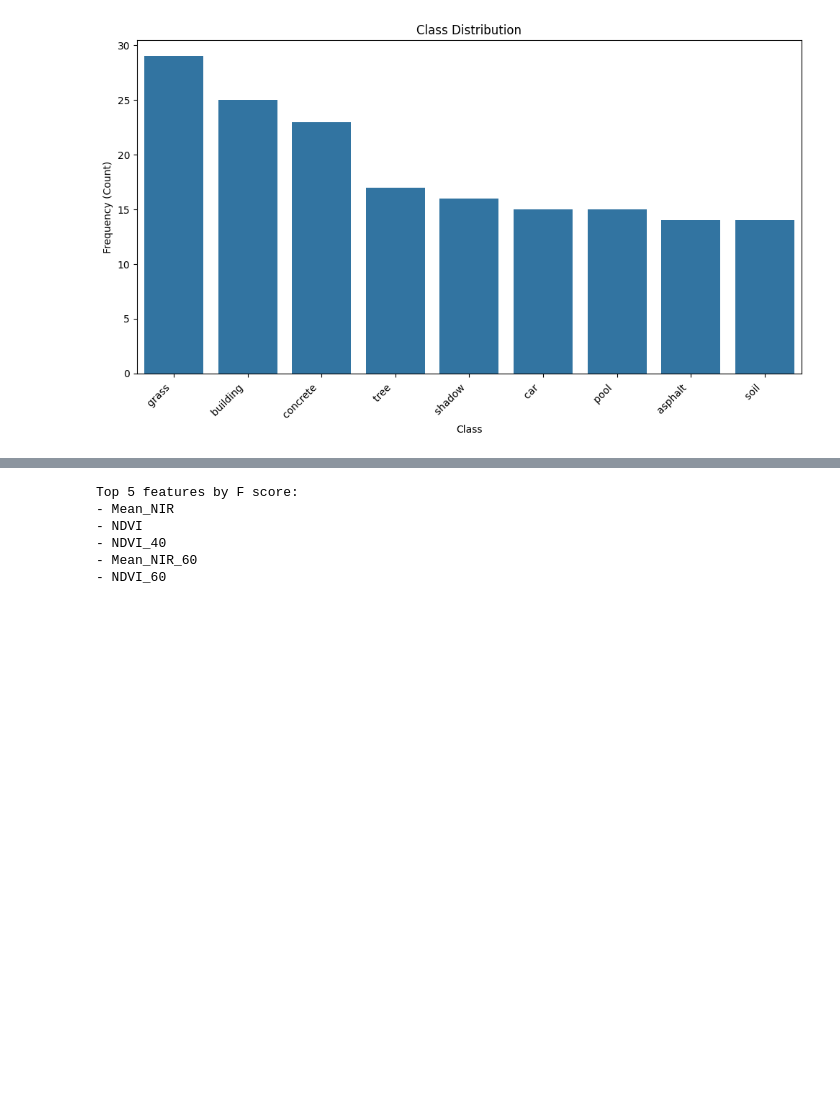
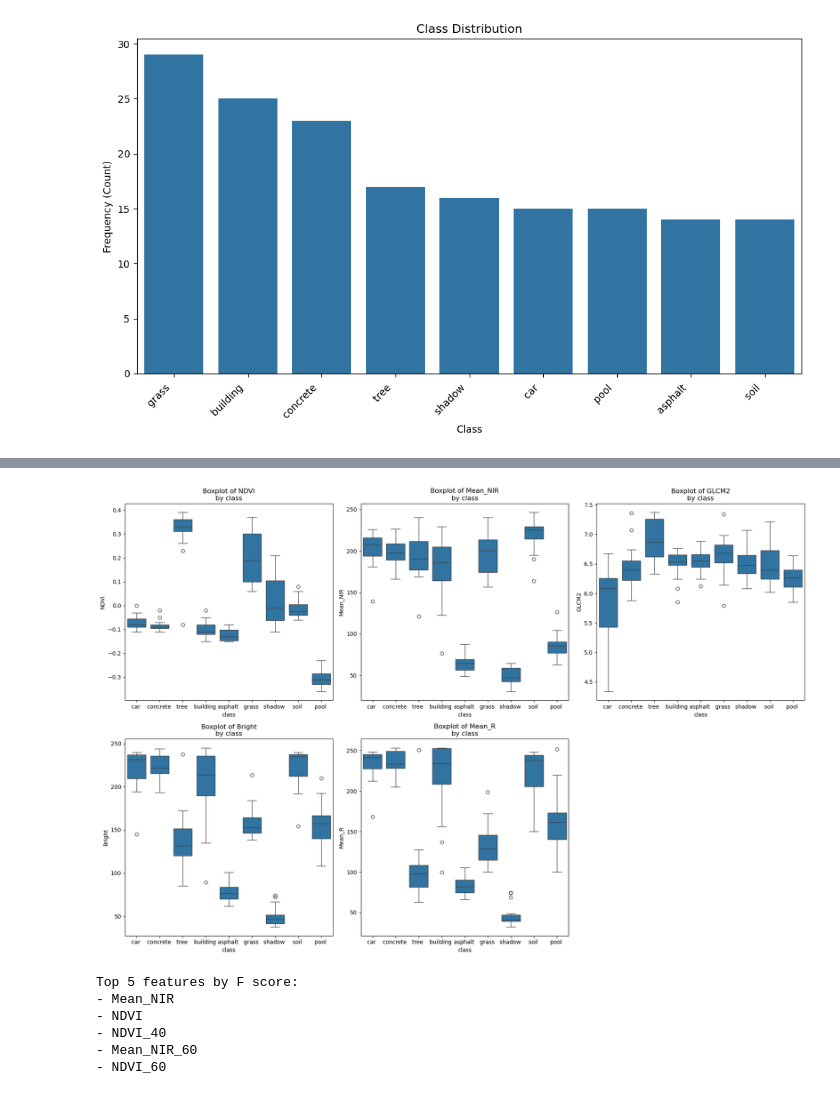
Before and after one commit to ethangreeney/FDSassignment2, a Jupyter notebook: LandUrbanCover.ipynb, the cells around one changed output, grey strips where cells are left out. Cells and saved outputs as stored; diff of their text form; code cells hidden in the pictures; blank space fills up the shorter version.

```diff
--- a/LandUrbanCover.ipynb
+++ b/LandUrbanCover.ipynb
@@ -84,3 +137,24 @@ plt.show()
+# %%
+target_column_name = 'class'
+selected_features_for_boxplot = ['NDVI', 'Mean_NIR', 'GLCM2', 'Bright', 'Mean_R']
+
+
+# 2. Create boxplots in a loop
+plt.figure(figsize=(18, 12)) # Adjust figure size as needed (e.g., for 2x3 grid)
+
+
+for i, feature_name in enumerate(selected_features_for_boxplot):
+   plt.subplot(2, 3, i + 1) # Creates a 2x3 grid; 5 plots will use 5 spots
+   sns.boxplot(x=target_column_name, y=feature_name, data=df)
+   plt.title(f'Boxplot of {feature_name}\nby {target_column_name}')
+   plt.xlabel(target_column_name)
+   plt.ylabel(feature_name)
+
+
+plt.tight_layout() # Adjust layout to prevent overlapping titles/labels
+plt.show()
+# %% [output]
+[figure, added]
 # %%
 y = df['class']
 x = df.drop('class', axis=1)
```
Also changed, not shown: parts of 2 cells of this notebook.
